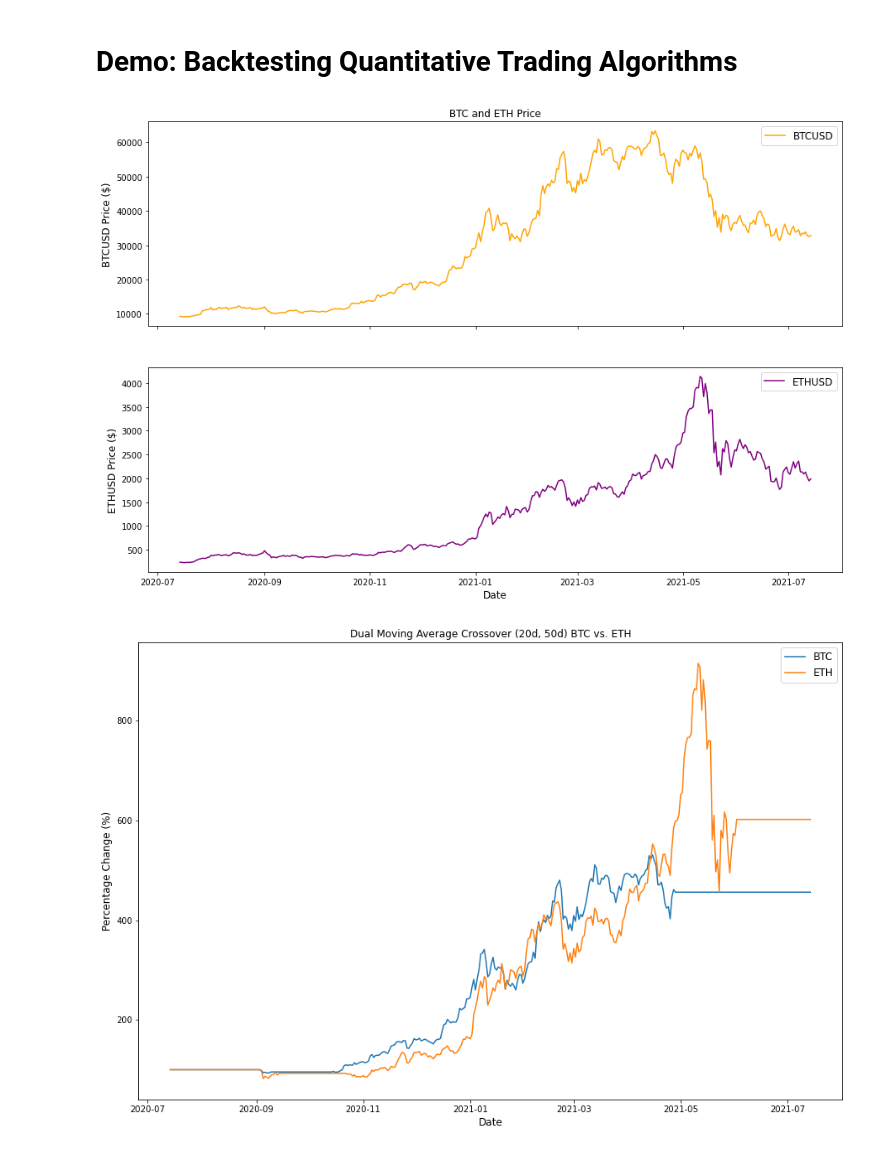
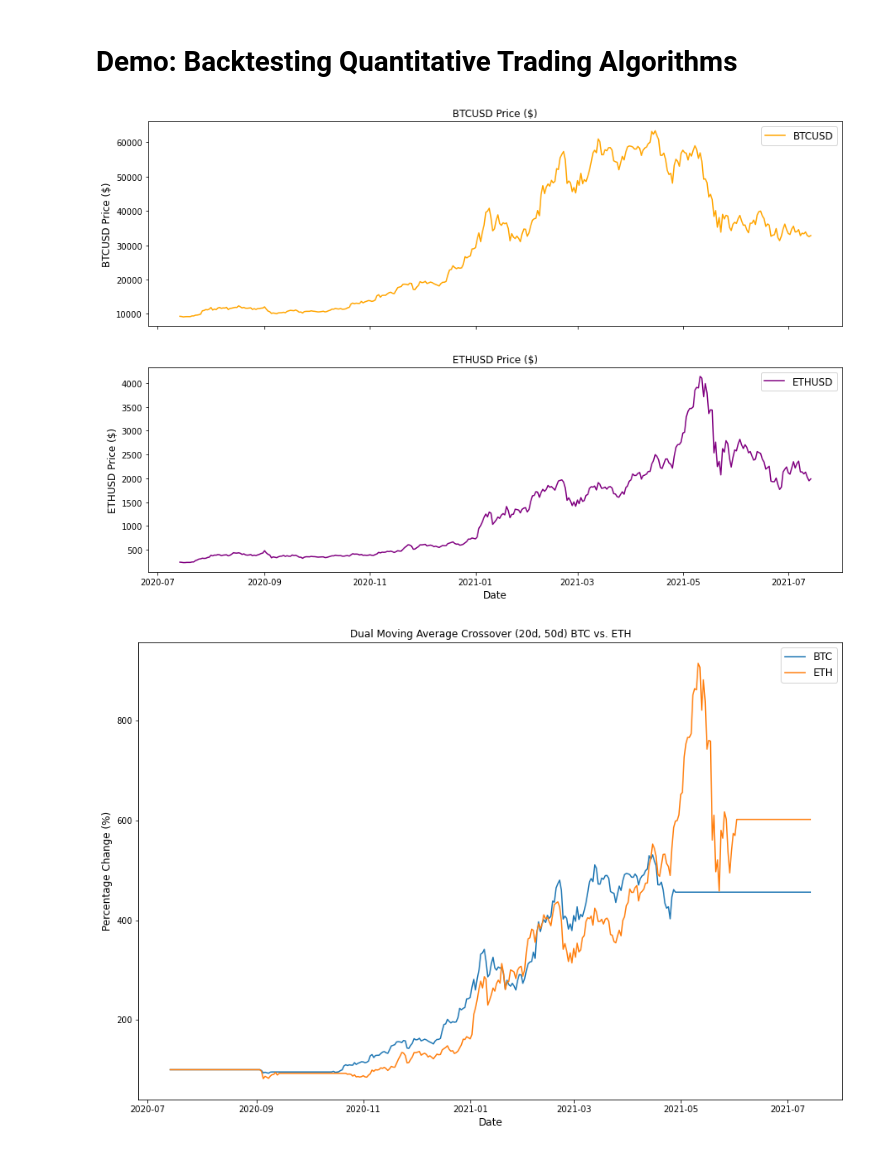
Before and after one commit to ShabbirHasan1/trading-algos, a Jupyter notebook: demo.ipynb, the cells around one changed output. Cells and saved outputs as stored; diff of their text form; code cells hidden in the pictures.

Commit message:
fix title

```diff
--- a/demo.ipynb
+++ b/demo.ipynb
@@ -17,20 +17,21 @@ dma_crossover = dualMovingAverageCrossover(20, 50)
 # %%
 # Read data
 df_btc = utils.read_bars("data/BTCUSD_daily_bars.csv")
 df_eth = utils.read_bars("data/ETHUSD_daily_bars.csv")
 
 # Plot close price
 fig, ax = plt.subplots(2, 1, sharex=True, figsize=(15, 10))
 ax[0].plot(df_btc['Date'], df_btc['Close'], label="BTCUSD", color="orange")
 ax[1].plot(df_eth['Date'], df_eth['Close'], label="ETHUSD", color="purple")
 ax[0].legend(fontsize='large')
 ax[1].legend(fontsize='large')
 ax[1].set_xlabel("Date", fontsize='large')
 ax[0].set_ylabel("BTCUSD Price ($)", fontsize='large')
 ax[1].set_ylabel("ETHUSD Price ($)", fontsize='large')
-ax[0].set_title("BTC and ETH Price", fontsize='large');
+ax[0].set_title("BTCUSD Price ($)", fontsize='large')
+ax[1].set_title("ETHUSD Price ($)", fontsize='large');
 # %% [output]
-[figure, old version]
+[figure, new version]
 # %%
 # Run backtests
 result_btc = utils.run_backtest(df_btc, dma_crossover)
```
